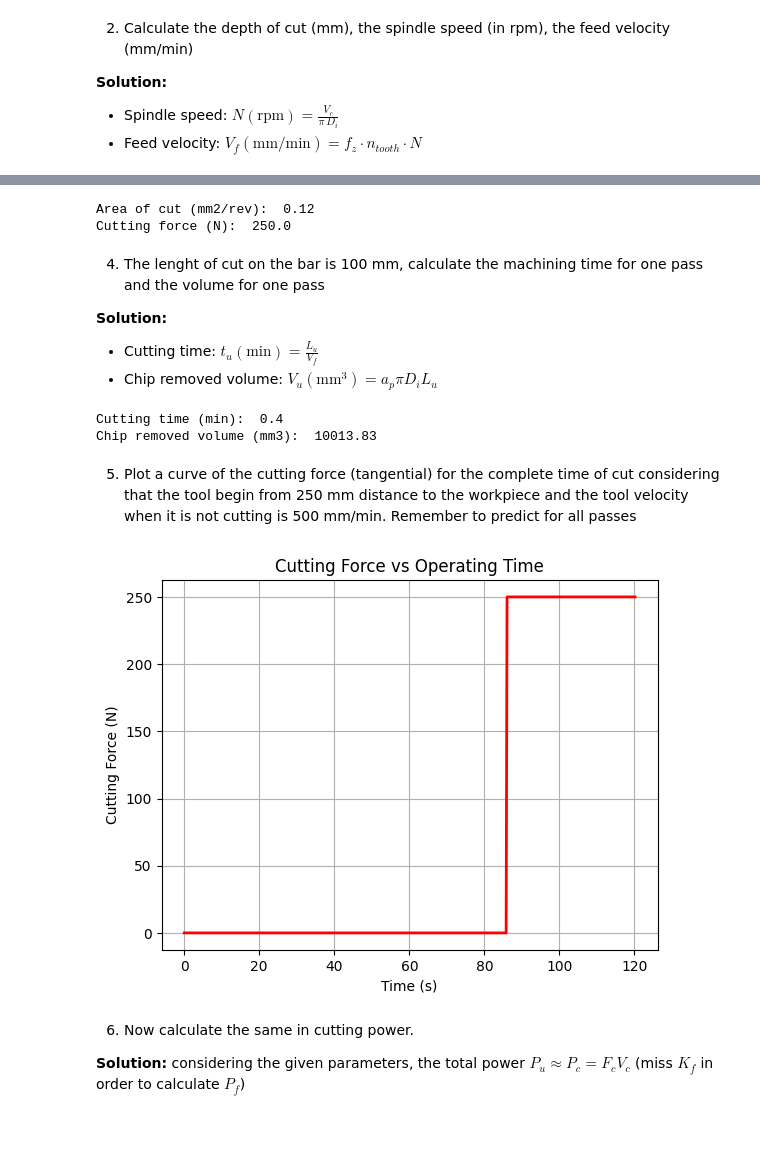
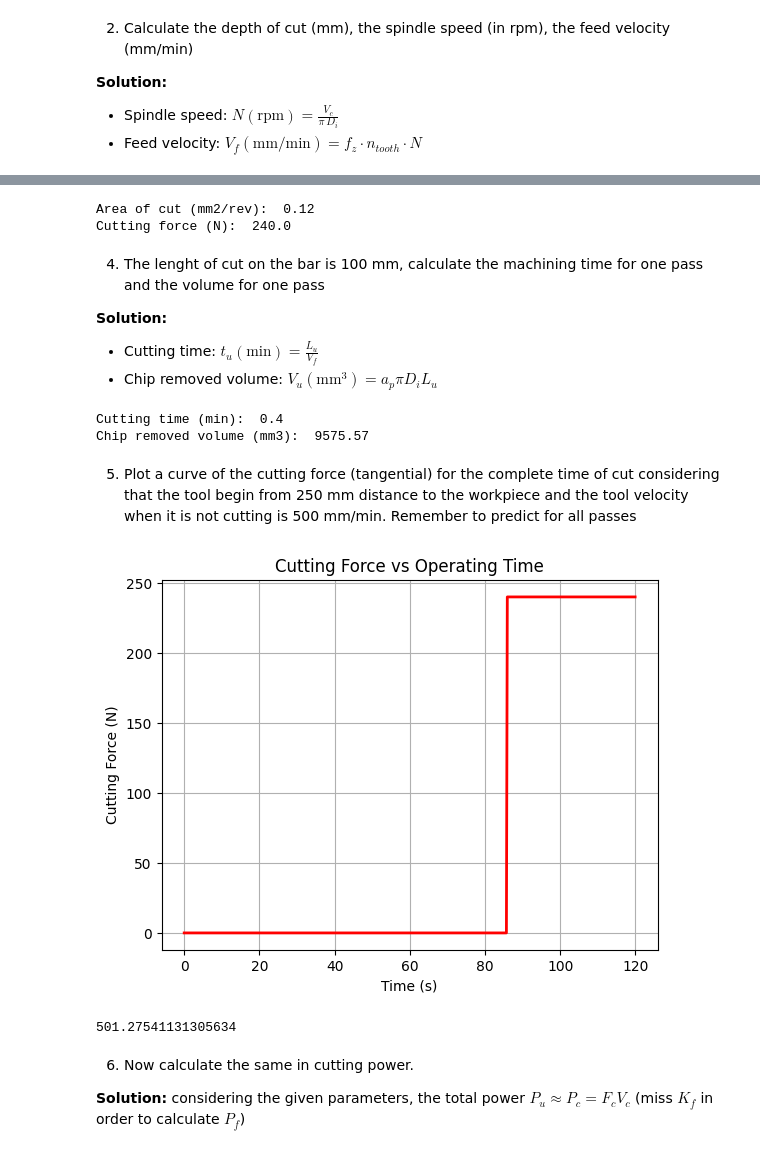
Before and after one commit to PaoloRos/MASSMa, a Jupyter notebook: Forces_in_Turning.ipynb, the cells around one changed output, grey strips where cells are left out. Saved outputs shown, nothing was run; the diff lists cells and outputs as text; code cells hidden in the pictures.

```diff
--- a/Forces_in_Turning.ipynb
+++ b/Forces_in_Turning.ipynb
@@ -17,7 +17,7 @@ import numpy as np
 *   The cutting speed for Aluminum is $V_c=$ 200 m/min - (remember to calculate in seconds for the Power !)
 *   The estimated specific cutting force for this tool and material is 2000 MPa
 # %%
-Di=1*25.5   #(mm)
+Di=1*25.4   #(mm)
 Df=23   #(mm)
 ap=(Di-Df)/2 # is it more than the maximum depth of cut ?
 # %%
@@ -60,7 +60,7 @@ Fc = Kc*Ac  #(N = N/mm2 * mm2)
 print("Cutting force (N): ", round(Fc,2))
 # %% [output]
 Area of cut (mm2/rev):  0.12
-Cutting force (N):  250.0
+Cutting force (N):  240.0
 # %% [markdown]
 4) The lenght of cut on the bar is 100 mm, calculate the machining time for one pass and the volume for one pass
 
@@ -77,36 +77,40 @@ Vol_u = ap*np.pi*Di*Lu #(mm3)
 print("Chip removed volume (mm3): ", round(Vol_u,2))
 # %% [output]
 Cutting time (min):  0.4
-Chip removed volume (mm3):  10013.83
+Chip removed volume (mm3):  9575.57
 # %% [markdown]
 5) Plot a curve of the cutting force (tangential) for the complete time of cut considering that the tool begin from 250 mm distance to the workpiece and the tool velocity when it is not cutting is 500 mm/min. Remember to predict for all passes
 # %%
 import matplotlib.pyplot as plt
 
 # Complete time
 tm = 120    #(min)
 # Lengths
 L1 = 250    #(mm)
 dl = 1  #(mm) -> spatial step
 dt = dl/Vf * 60  #(s) -> temporal step: required step in order to move of dl=1mm
 
 # Number of elements
 N = round(tm/dt) + 1
 
-time = np.arange(0, tm + dt, dt)
+time = np.arange(0, tm, dt)
 length = np.arange(0, L1+Lu, (L1+Lu)/N)
 force = np.where(length > L1, Fc, 0)
 
 M = np.column_stack((time, length, force))
 
 plt.plot(M[:,0], M[:,2], color="red", linewidth=2)
 plt.xlabel("Time (s)")
 plt.ylabel("Cutting Force (N)")
 plt.grid(True)
 plt.title("Cutting Force vs Operating Time")
 plt.show()
 # %% [output]
-[figure, old version]
+[figure, new version]
+# %%
+print(tm/dt)
+# %% [output]
+501.27541131305634
 # %% [markdown]
 6) Now calculate the same in cutting power.
 
```
Also changed, not shown: parts of 2 cells of this notebook.
